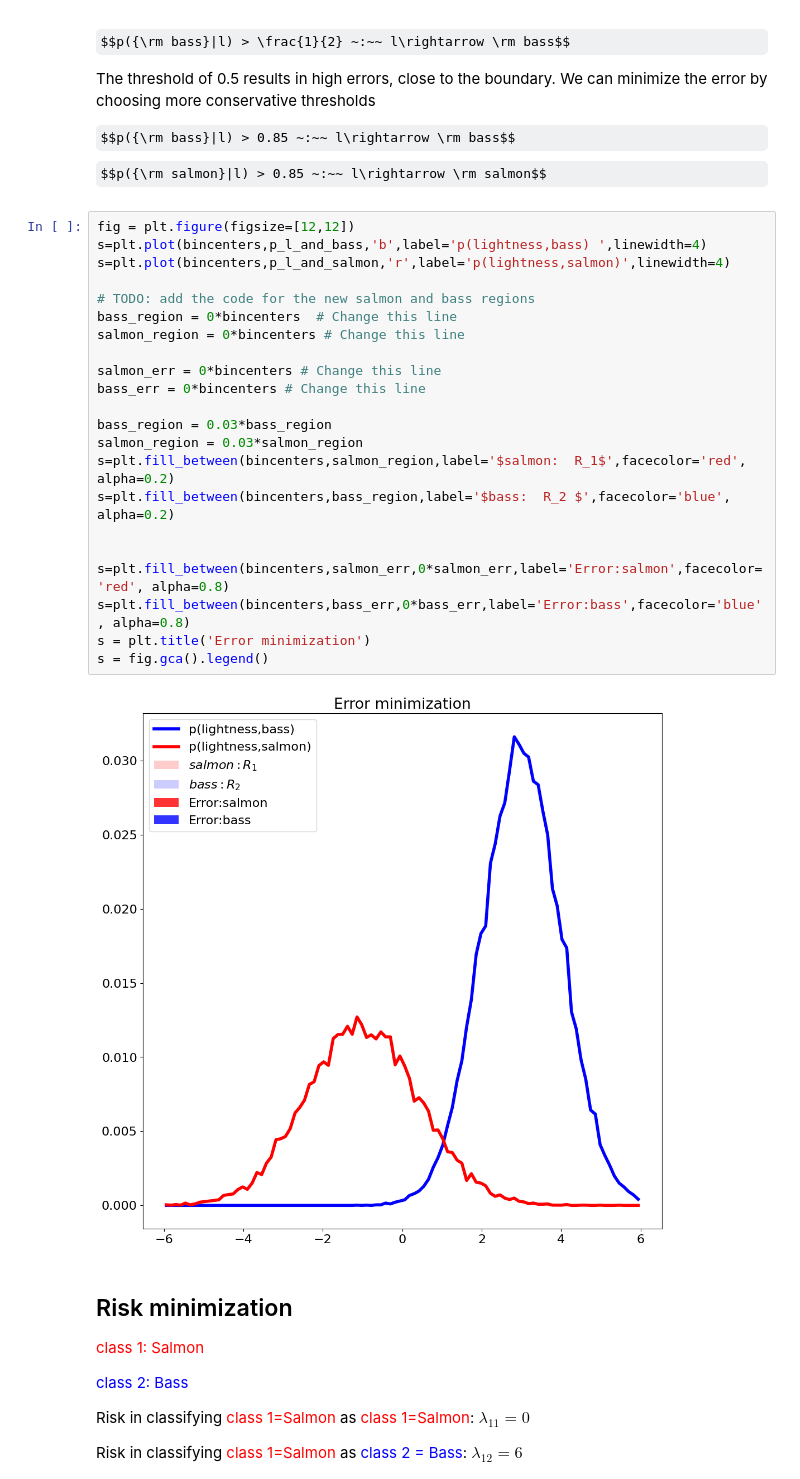
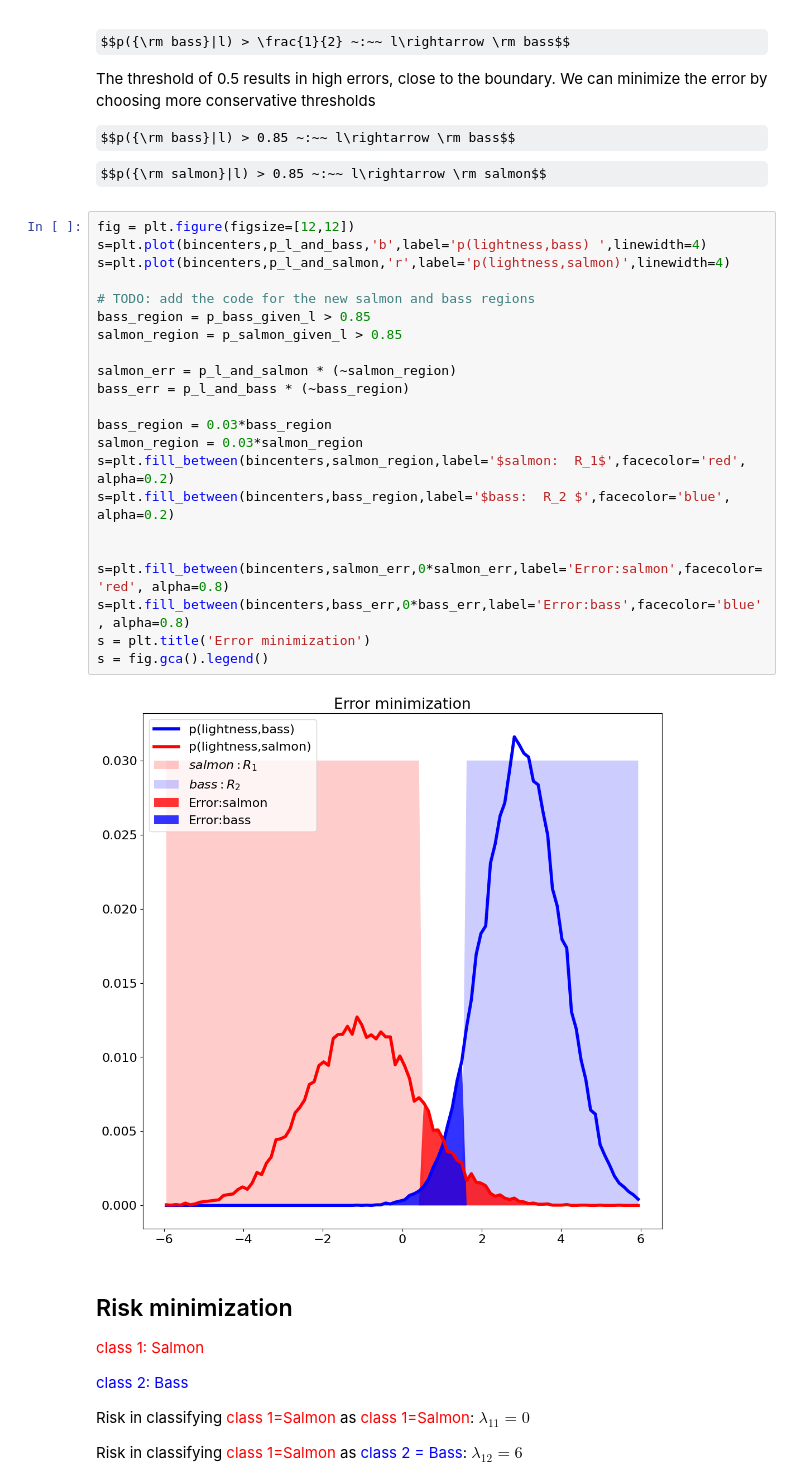
Before and after one commit to aezouhri/Machine_Learning, a Jupyter notebook: MIni Assignment 8/Risk_Minimization.ipynb, the cells around one changed output. Saved outputs shown, nothing was run; the diff lists cells and outputs as text; some formulas as TeX source.

```diff
--- a/MIni Assignment 8/Risk_Minimization.ipynb
+++ b/MIni Assignment 8/Risk_Minimization.ipynb
@@ -165,27 +166,27 @@ $$p({\rm salmon}|l) > 0.85 ~:~~ l\rightarrow \rm salmon$$
 # %%
 fig = plt.figure(figsize=[12,12])
 s=plt.plot(bincenters,p_l_and_bass,'b',label='p(lightness,bass) ',linewidth=4)
 s=plt.plot(bincenters,p_l_and_salmon,'r',label='p(lightness,salmon)',linewidth=4)
 
 # TODO: add the code for the new salmon and bass regions
-bass_region = 0*bincenters  # Change this line
-salmon_region = 0*bincenters # Change this line
+bass_region = p_bass_given_l > 0.85
+salmon_region = p_salmon_given_l > 0.85
 
-salmon_err = 0*bincenters # Change this line
-bass_err = 0*bincenters # Change this line
+salmon_err = p_l_and_salmon * (~salmon_region)
+bass_err = p_l_and_bass * (~bass_region)
 
 bass_region = 0.03*bass_region
 salmon_region = 0.03*salmon_region
 s=plt.fill_between(bincenters,salmon_region,label='$salmon:  R_1$',facecolor='red', alpha=0.2)
 s=plt.fill_between(bincenters,bass_region,label='$bass:  R_2 $',facecolor='blue', alpha=0.2)
 
 
 s=plt.fill_between(bincenters,salmon_err,0*salmon_err,label='Error:salmon',facecolor='red', alpha=0.8)
 s=plt.fill_between(bincenters,bass_err,0*bass_err,label='Error:bass',facecolor='blue', alpha=0.8)
 s = plt.title('Error minimization')
 s = fig.gca().legend()
 # %% [output]
-[figure, old version]
+[figure, new version]
 # %% [markdown]
 ## Risk minimization
 
```
Also changed, not shown: parts of 2 cells of this notebook, 1 other file.
